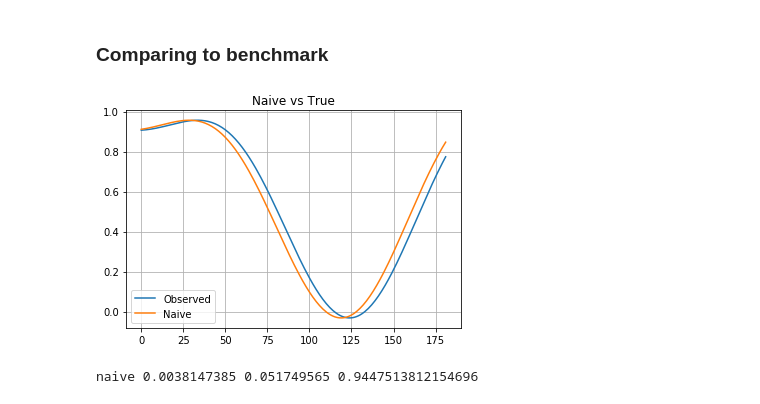
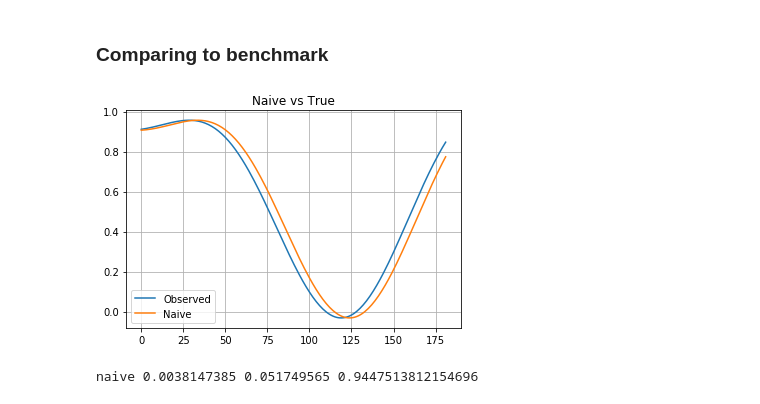
Before and after one commit to msc-acse/acse-9-independent-research-project-OliverJBoom, a Jupyter notebook: Notebooks/Generic Multivariate Example.ipynb, the cells around one changed output. Drawn from its saved outputs; the diff is of its cells as text; code cells hidden in the pictures.

```diff
--- a/Notebooks/Generic Multivariate Example.ipynb
+++ b/Notebooks/Generic Multivariate Example.ipynb
@@ -240,14 +229,14 @@ Price Metrics:  0.0011767941755823122 0.02674156004459632 0.9247311827956989
 # %% [markdown]
 ### Comparing to benchmark
 # %%
-naive_pred = test_true[forecast_length:]
+naive_pred = test_true[:-forecast_length]
 
-plt.plot(test_true[:-forecast_length] ,label="Observed")
+plt.plot(test_true[forecast_length:] ,label="Observed")
 plt.plot(naive_pred, label="Naive")
 plt.title("Naive vs True")
 plt.grid()
 plt.legend()
 plt.show()
 # %% [output]
-[figure, old version]
+[figure, new version]
 # %%
```
Also changed, not shown: parts of 6 cells of this notebook, 9 other files.
